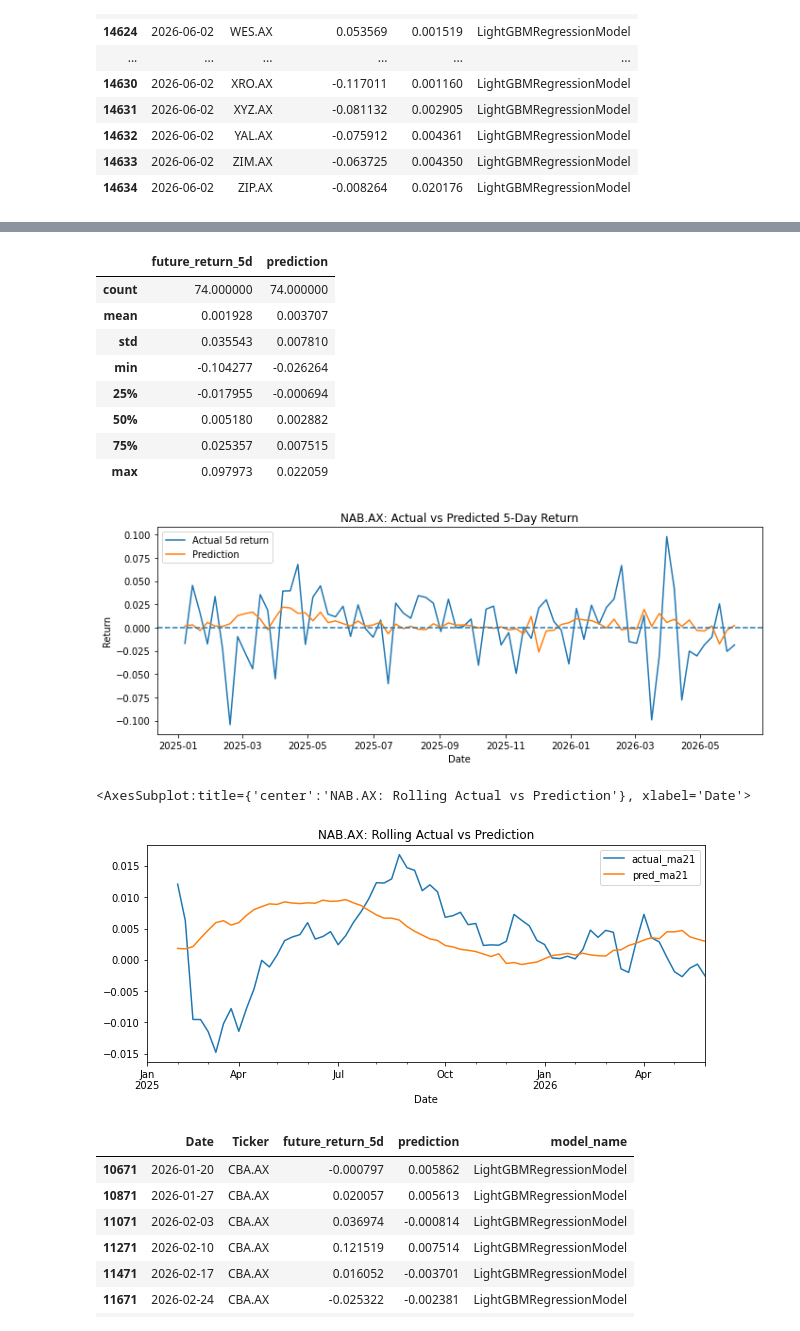
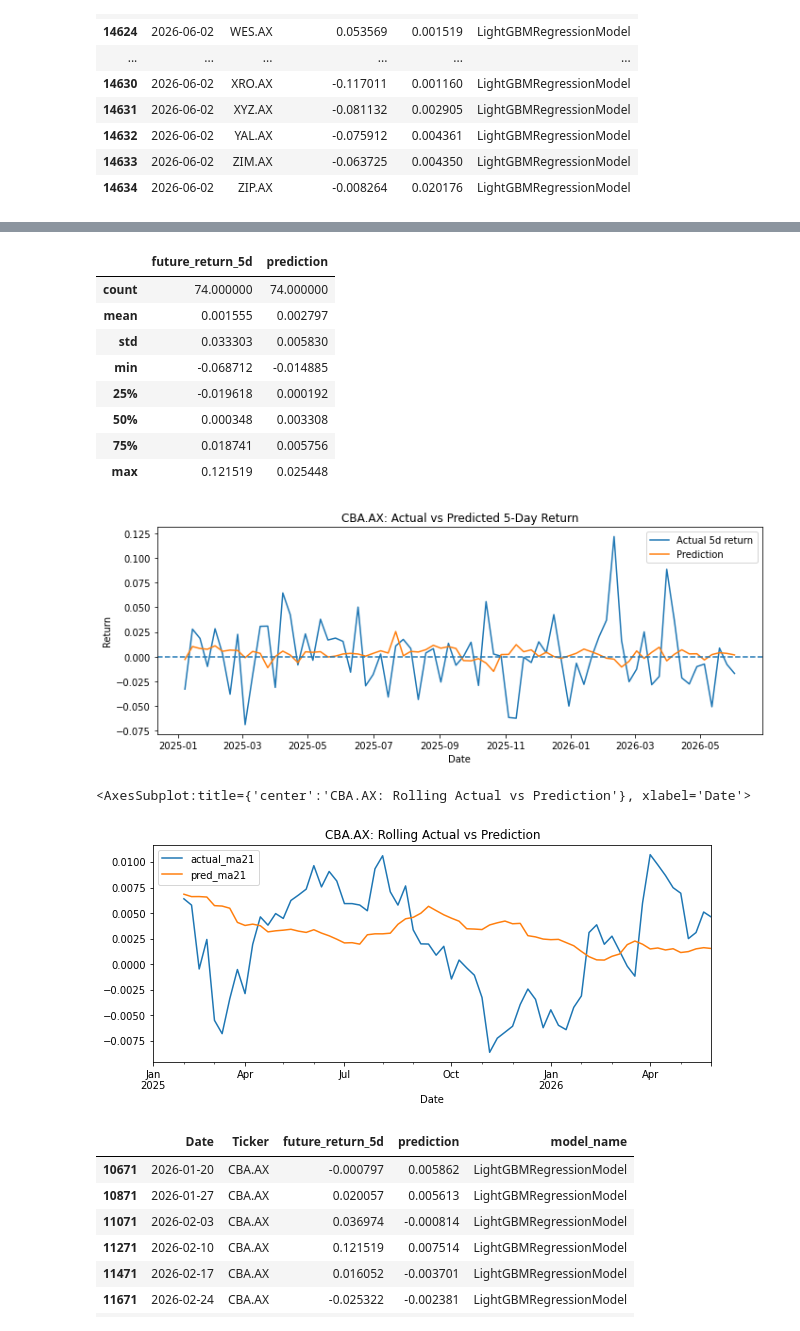
Before and after one commit to hungryfire267/systematic-equities-research, a Jupyter notebook: notebooks/lightgbm_walkforward_research.ipynb, the cells around one changed output, grey strips where cells are left out. Cells and saved outputs as stored; diff of their text form; code cells hidden in the pictures.

```diff
--- a/notebooks/lightgbm_walkforward_research.ipynb
+++ b/notebooks/lightgbm_walkforward_research.ipynb
@@ -58,0 +108,22 @@ feature_matrix_macro_market = pd.read_parquet(feature_matrix_pipeline_dict["feat
+# %%
+model = LightGBMRegressionModel(params=best_params)
+
+wf = WalkForwardValidator(
+    feature_matrix=feature_matrix_market,
+    model=model,
+    validation_start="2025-07-01",
+    validation_end="2026-12-31",
+    rebalance_date=1,
+    min_train_size=25000,
+)
+
+X_test, test_preds = wf.run_data()
+
+daily_ic = test_preds.groupby("Date").apply(
+    lambda x: x["prediction"].corr(
+        x["future_return_5d"],
+        method="spearman",
+    )
+)
+
+mean_ic = daily_ic.dropna().mean()
@@ -280,23 +395,23 @@ daily_avg.plot(
 # %%
-ticker = "NAB.AX"   # change this
+ticker = "CBA.AX"   # change this
 
 tmp = (
     test_preds[test_preds["Ticker"] == ticker]
     .sort_values("Date")
     .copy()
 )
 
 tmp[["future_return_5d", "prediction"]].describe()
 # %% [output]
 |  | future_return_5d | prediction |
 | count | 74.000000 | 74.000000 |
-| mean | 0.001928 | 0.003707 |
-| std | 0.035543 | 0.007810 |
-| min | -0.104277 | -0.026264 |
-| 25% | -0.017955 | -0.000694 |
-| 50% | 0.005180 | 0.002882 |
-| 75% | 0.025357 | 0.007515 |
-| max | 0.097973 | 0.022059 |
+| mean | 0.001555 | 0.002797 |
+| std | 0.033303 | 0.005830 |
+| min | -0.068712 | -0.014885 |
+| 25% | -0.019618 | 0.000192 |
+| 50% | 0.000348 | 0.003308 |
+| 75% | 0.018741 | 0.005756 |
+| max | 0.121519 | 0.025448 |
 # %%
 import matplotlib.pyplot as plt
 
@@ -314,7 +429,7 @@ ax.legend()
 plt.tight_layout()
 plt.show()
 # %% [output]
-[figure, old version]
+[figure, new version]
 # %%
 tmp["actual_ma21"] = tmp["future_return_5d"].rolling(21, min_periods=5).mean()
 tmp["pred_ma21"] = tmp["prediction"].rolling(21, min_periods=5).mean()
@@ -326,8 +441,8 @@ tmp.plot(
     title=f"{ticker}: Rolling Actual vs Prediction"
 )
 # %% [output]
-<AxesSubplot:title={'center':'NAB.AX: Rolling Actual vs Prediction'}, xlabel='Date'>
+<AxesSubplot:title={'center':'CBA.AX: Rolling Actual vs Prediction'}, xlabel='Date'>
-[figure, old version]
+[figure, new version]
 # %%
 test_preds[test_preds["Ticker"] == "CBA.AX"].tail(20)
 # %% [output]
```
Also changed, not shown: parts of 30 cells of this notebook, 10 other files.
